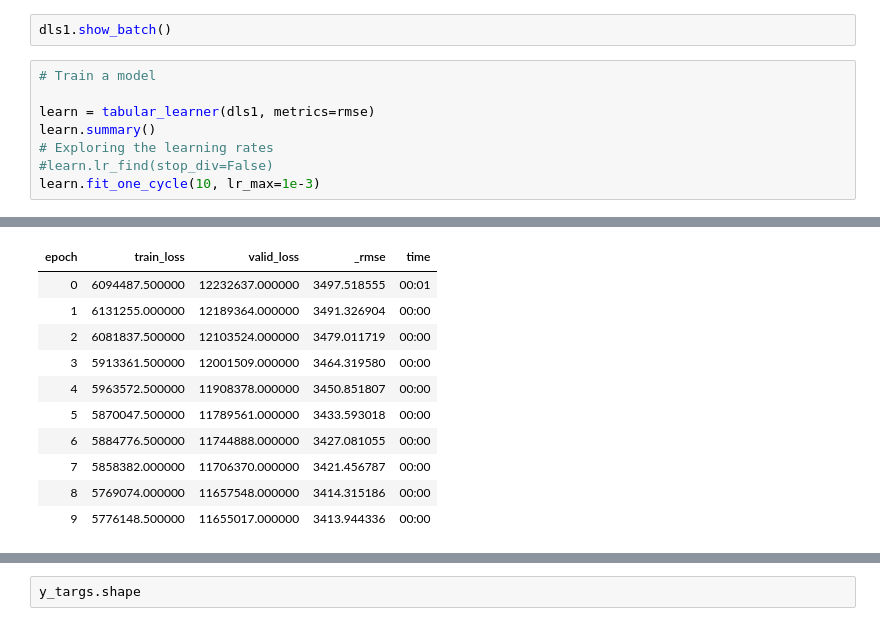
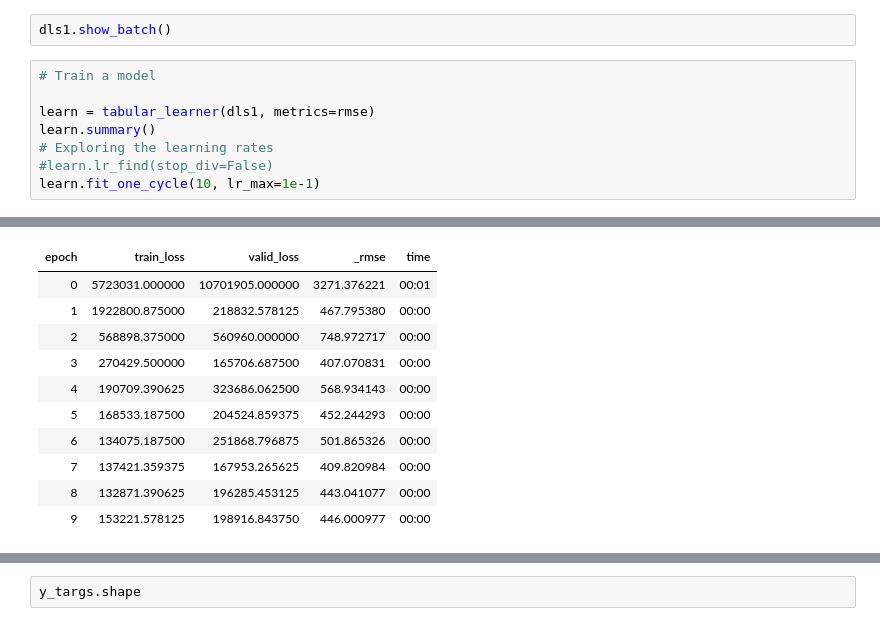
Before and after one commit to fastai-energetic-engineering/ashrae, a Jupyter notebook: ASHRAE_energy_fastai.ipynb, the cells around one changed output, grey strips where cells are left out. Drawn from its saved outputs; the diff is of its cells as text.

```diff
--- a/ASHRAE_energy_fastai.ipynb
+++ b/ASHRAE_energy_fastai.ipynb
@@ -198,24 +198,24 @@ dls1.show_batch()
 # %%
 # Train a model
 
 learn = tabular_learner(dls1, metrics=rmse)
 learn.summary()
 # Exploring the learning rates
 #learn.lr_find(stop_div=False)
-learn.fit_one_cycle(10, lr_max=1e-3)
+learn.fit_one_cycle(10, lr_max=1e-1)
 # %% [output]
 [interactive output not drawn]
 | epoch | train_loss | valid_loss | _rmse | time |
-| 0 | 6094487.500000 | 12232637.000000 | 3497.518555 | 00:01 |
-| 1 | 6131255.000000 | 12189364.000000 | 3491.326904 | 00:00 |
-| 2 | 6081837.500000 | 12103524.000000 | 3479.011719 | 00:00 |
-| 3 | 5913361.500000 | 12001509.000000 | 3464.319580 | 00:00 |
-| 4 | 5963572.500000 | 11908378.000000 | 3450.851807 | 00:00 |
-| 5 | 5870047.500000 | 11789561.000000 | 3433.593018 | 00:00 |
-| 6 | 5884776.500000 | 11744888.000000 | 3427.081055 | 00:00 |
-| 7 | 5858382.000000 | 11706370.000000 | 3421.456787 | 00:00 |
-| 8 | 5769074.000000 | 11657548.000000 | 3414.315186 | 00:00 |
-| 9 | 5776148.500000 | 11655017.000000 | 3413.944336 | 00:00 |
+| 0 | 5723031.000000 | 10701905.000000 | 3271.376221 | 00:01 |
+| 1 | 1922800.875000 | 218832.578125 | 467.795380 | 00:00 |
+| 2 | 568898.375000 | 560960.000000 | 748.972717 | 00:00 |
+| 3 | 270429.500000 | 165706.687500 | 407.070831 | 00:00 |
+| 4 | 190709.390625 | 323686.062500 | 568.934143 | 00:00 |
+| 5 | 168533.187500 | 204524.859375 | 452.244293 | 00:00 |
+| 6 | 134075.187500 | 251868.796875 | 501.865326 | 00:00 |
+| 7 | 137421.359375 | 167953.265625 | 409.820984 | 00:00 |
+| 8 | 132871.390625 | 196285.453125 | 443.041077 | 00:00 |
+| 9 | 153221.578125 | 198916.843750 | 446.000977 | 00:00 |
 # %%
 learn.show_results()
 from sklearn.metrics import mean_squared_error, r2_score
```
Also changed, not shown: parts of 1 cell of this notebook.
